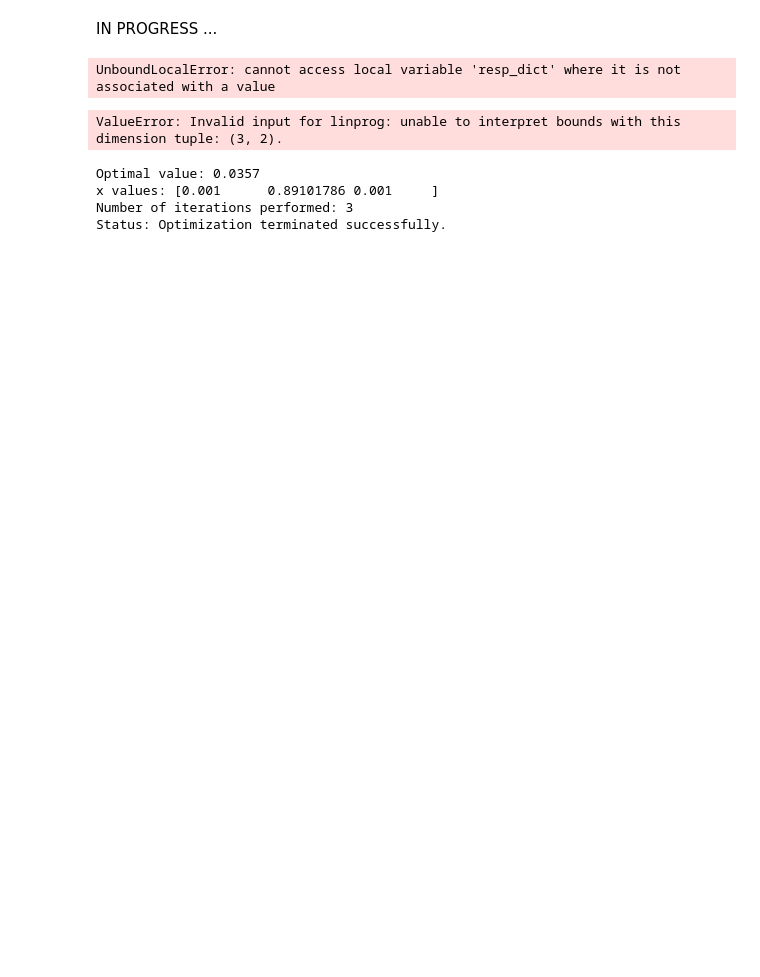
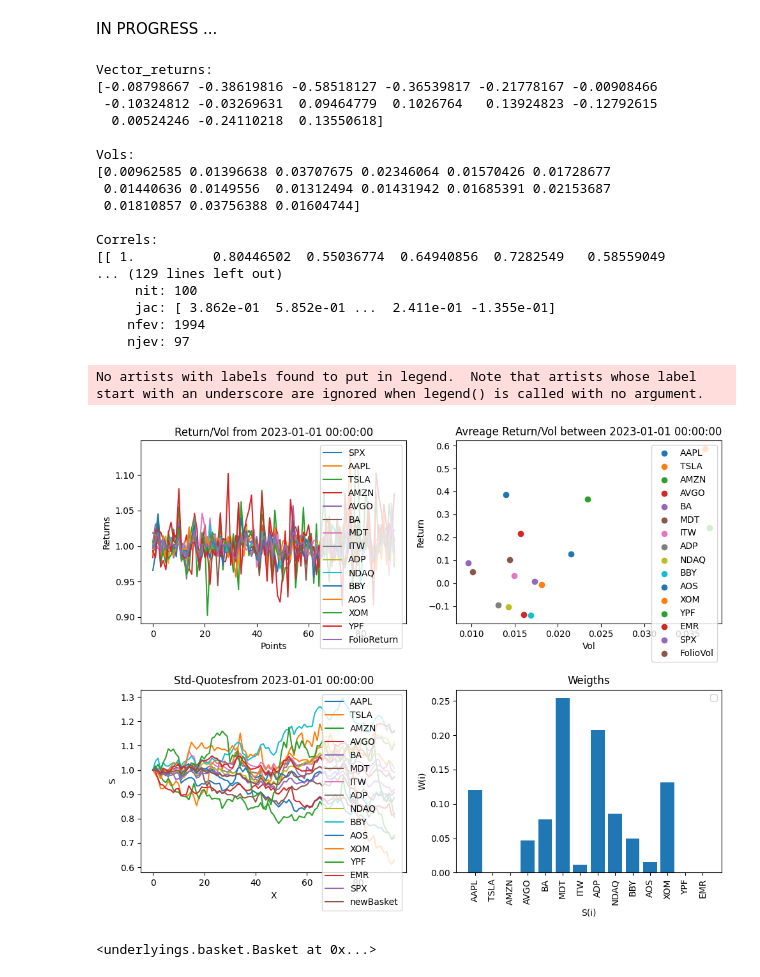
Before and after one commit to raitlhaj/Python, a Jupyter notebook: Notebooks/optimize_portfolio.ipynb, the cells around one changed output. Cells and saved outputs as stored; diff of their text form; code cells hidden in the pictures; blank space fills up the shorter version.

```diff
--- a/Notebooks/optimize_portfolio.ipynb
+++ b/Notebooks/optimize_portfolio.ipynb
@@ -2,63 +2,39 @@
 IN PROGRESS ...
 # %%
 import sys
+from underlyings.basket import Basket
+from underlyings.stock import Stock
+from underlyings.index import Index
 from underlyings.optimize_portfolio import optimize_portfolio
-from underlyings.basket import Basket
 import pandas as pd
+import matplotlib.pyplot as plt
 
 # Tickers not found to check : GH - WCN - TTE - SGML
-basket = Basket(["AAPL","AAPL","TSLA","AMZN"], [ 1 / 3 ] * 4)
-
-#,"AVGO","BA","MDT", "ITW", "ADP","AMZN","NDAQ","BBY","AOS","XOM","YPF","EMR"], )
+basket = Basket(["SPX","AAPL","TSLA","AMZN", "AVGO","BA","MDT", "ITW", "ADP","NDAQ","BBY","AOS","XOM","YPF","EMR"], [ 1 / 15] * 15)
 
 basket_price_date = pd.to_datetime('2020-01-01')
-start_date = pd.to_datetime('2020-01-01')
-end_date = pd.to_datetime('2020-01-01')
+start_date = pd.to_datetime('2023-01-01')
+end_date = pd.to_datetime('2023-06-01')
 
-imply = optimize_portfolio(basket, start_date, end_date)
+optimize_portfolio(basket, start_date, end_date, x_min = 0.00001, x_max = 0.3, vol_max = 0.01, islog = False)
 # %% [output]
-UnboundLocalError: cannot access local variable 'resp_dict' where it is not associated with a value
+Vector_returns:
+[-0.08798667 -0.38619816 -0.58518127 -0.36539817 -0.21778167 -0.00908466
+ -0.10324812 -0.03269631  0.09464779  0.1026764   0.13924823 -0.12792615
+  0.00524246 -0.24110218  0.13550618]
+
+Vols:
+[0.00962585 0.01396638 0.03707675 0.02346064 0.01570426 0.01728677
+ 0.01440636 0.0149556  0.01312494 0.01431942 0.01685391 0.02153687
+ 0.01810857 0.03756388 0.01604744]
+
+Correls:
+[[ 1.          0.80446502  0.55036774  0.64940856  0.7282549   0.58559049
+... (129 lines left out)
+     nit: 100
+     jac: [ 3.862e-01  5.852e-01 ...  2.411e-01 -1.355e-01]
+    nfev: 1994
+    njev: 97
+No artists with labels found to put in legend.  Note that artists whose label start with an underscore are ignored when legend() is called with no argument.
+[figure, added]
+<underlyings.basket.Basket at 0x...>
-# %%
-import numpy as np
-import scipy as sp
-# Get matrices
-c = [-8, -12, -22 ,-33]
-A = [[17, 27, 34, 4], [12, 33, 15, 4]]
-b = [0.1, 0.9]
-# define the upper bound and the lower bound
-R = (0, None)
-T = (0, None)
-M = (0, None)
-# Implementing the Simplex Algorithm
-from scipy.optimize import linprog
-# Solve the problem by Simplex method in Optimization
-res = linprog(c, A_ub=A, b_ub=b,  bounds=(R, T, M), method='simplex', options={"disp": True})  # linear programming p[roblem
-print(res) # print results
-# %% [output]
-ValueError: Invalid input for linprog: unable to interpret bounds with this dimension tuple: (3, 2).
-# %%
-import numpy as np
-
-nb_compo = 4
-matrix_vols = [0.05, 0.07, 0.056, 0.033]
-vec_returns = [ -0.023, -0.033, -0.04, -0.023]
-I = - np.eye(nb_compo -1)
-ones = np.ones(nb_compo -1)
-A = np.array([ones, I[0], I[1], I[2], I[0], I[1], I[2], matrix_vols[1: nb_compo]])
-# Set the inequality constraints vector
-b = np.array([1.0001, -0.001, -0.001, -0.001, 0.2, 0.2, 0.2, matrix_vols[0]])
-# Set the coefficients of the linear objective function vector
-# Note: when maximizing, change the signs of the c vector coefficient
-c = np.array( vec_returns[1:nb_compo])
-# Solve linear programming problem
-res = linprog(c, A_ub=A, b_ub=b, method='simplex')
-# Print results
-print('Optimal value:', round(res.fun*-1, ndigits=4),
-'\nx values:', res.x,
-'\nNumber of iterations performed:', res.nit,
-'\nStatus:', res.message)
-# %% [output]
-Optimal value: 0.0357
-x values: [0.001      0.89101786 0.001     ]
-Number of iterations performed: 3
-Status: Optimization terminated successfully.
```
Also changed, not shown: parts of 4 cells of this notebook, 2 other files.
